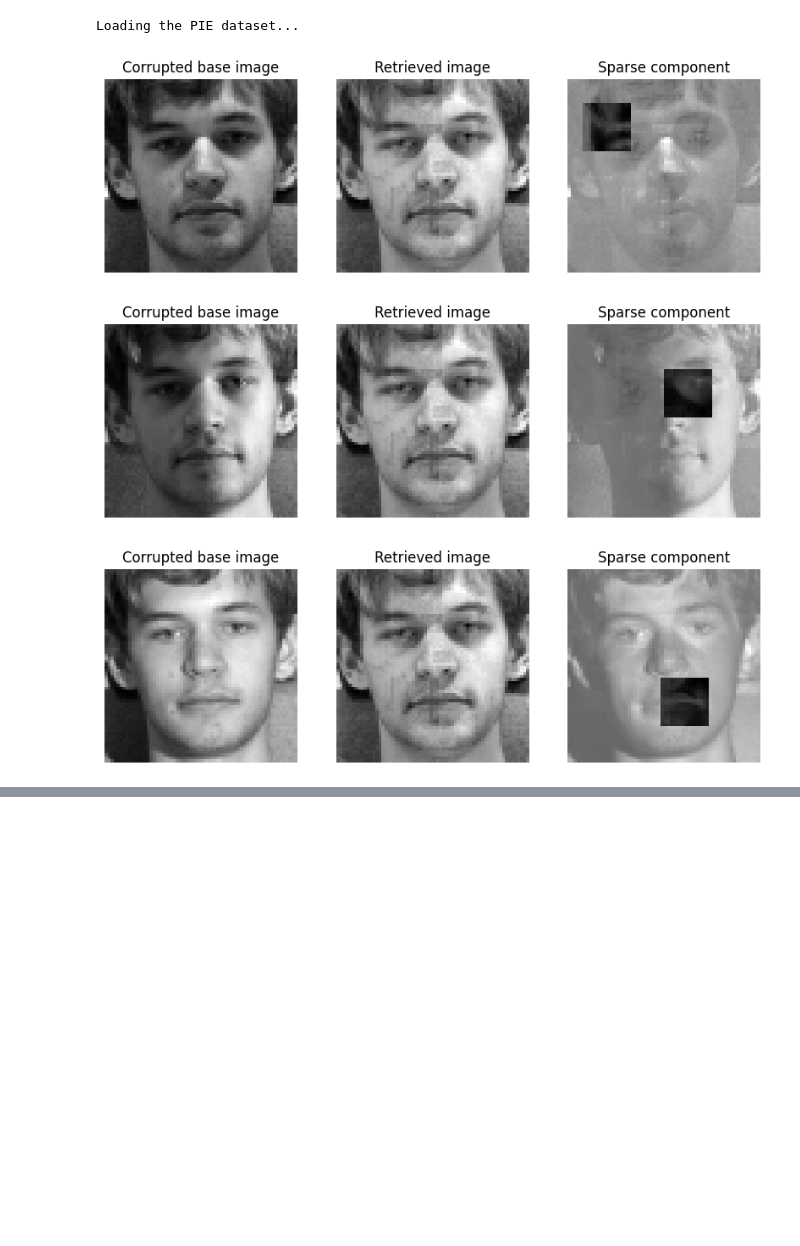
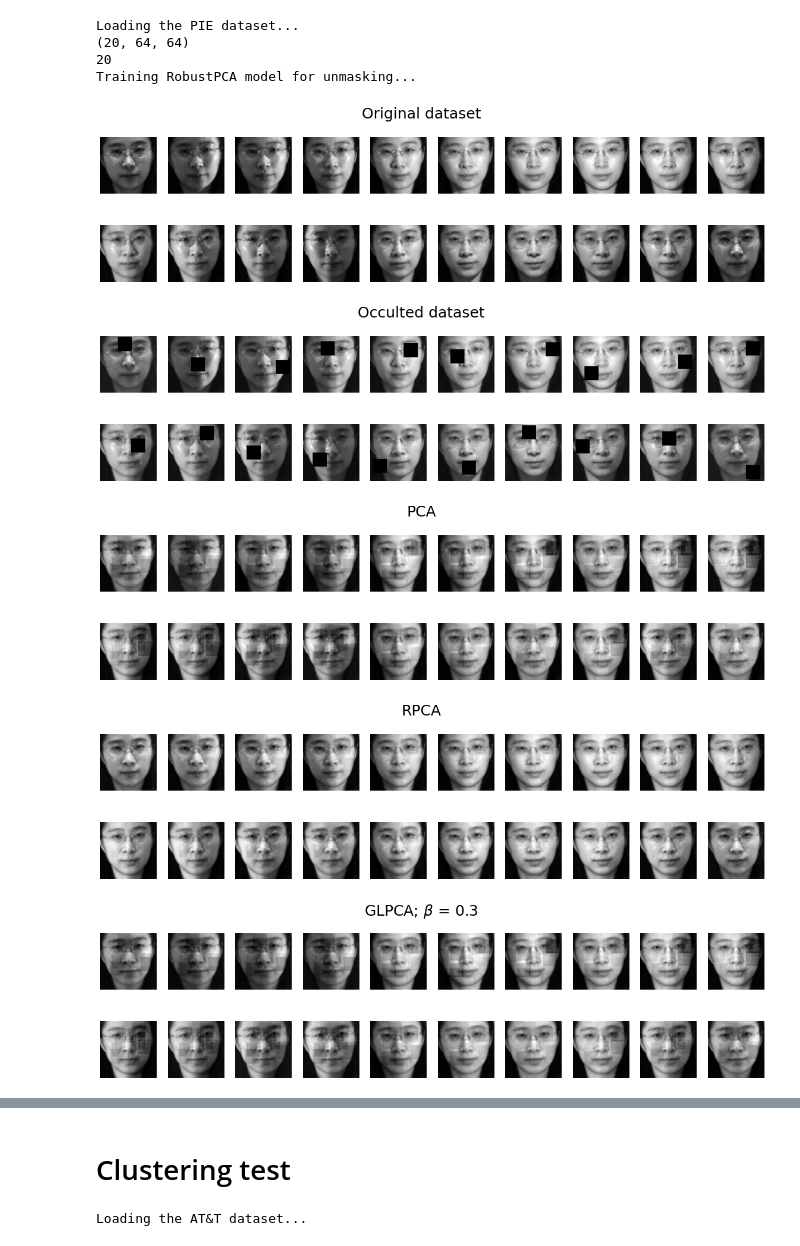
Before and after one commit to alexandrelutt/r_pca_project, a Jupyter notebook: explore.ipynb, the cells around one changed output, grey strips where cells are left out. Cells and saved outputs as stored; diff of their text form; code cells hidden in the pictures; blank space fills up the shorter version.

Commit message:
Code comparaison et test clustering

```diff
--- a/explore.ipynb
+++ b/explore.ipynb
@@ -47,7 +11,12 @@ Loading the AT&T dataset...
-# %%
-evaluation.evaluate_OURPCA(dataset='pie')
-# %% [output]
-Loading the PIE dataset...
-[figure, removed]
-[figure, removed]
-[figure, removed]
+# %%
+compare_methods("pie", 20, 0.3)
+# %% [output]
+Loading the PIE dataset...
+(20, 64, 64)
+20
+Training RobustPCA model for unmasking...
+[figure, added]
+[figure, added]
+[figure, added]
+[figure, added]
+[figure, added]
@@ -53,0 +25,2 @@ Loading the PIE dataset...
+# %% [markdown]
+# Clustering test
@@ -53,0 +34,6 @@ Loading the PIE dataset...
+# %%
+dataset = "att"
+n_data_by_class = 10
+X_data = load_dataset(dataset, n_data_by_class, "all")
+# %% [output]
+Loading the AT&T dataset...
```
Also changed, not shown: parts of 16 cells of this notebook, 4 other files.
